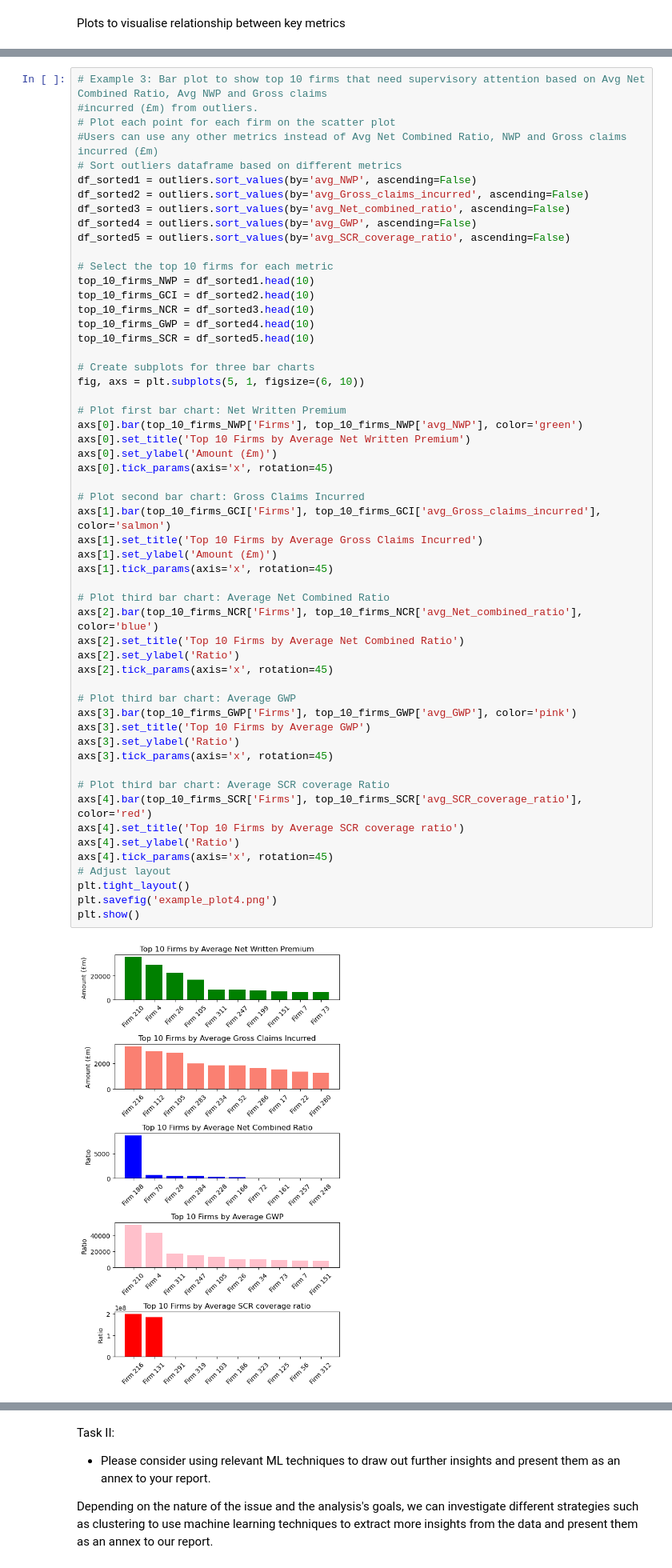
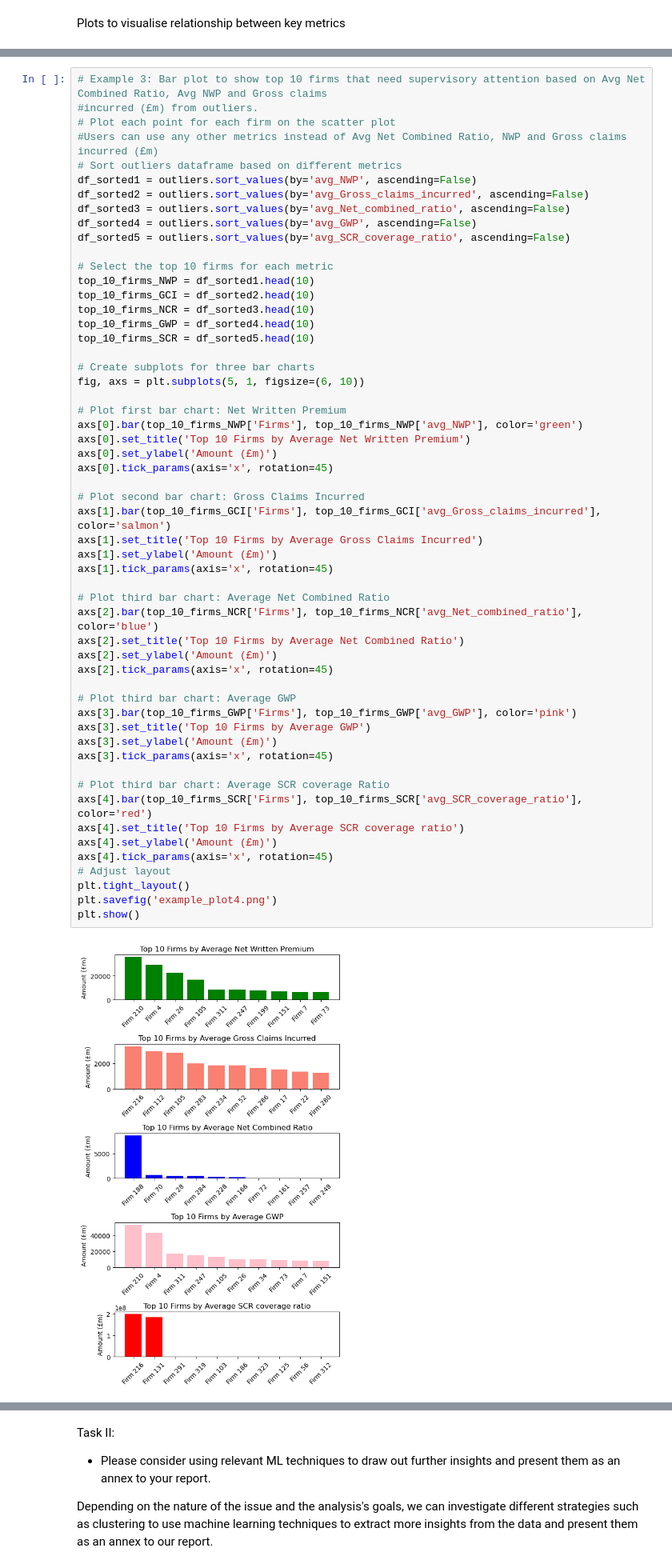
Before and after one commit to shubhani95/Allocation-of-Supervisory-Resources-for-Insurance-Firms, a Jupyter notebook: BOE_assessment.ipynb, the cells around one changed output, grey strips where cells are left out. Shown at 80% size. Cells and saved outputs as stored; diff of their text form.

```diff
--- a/BOE_assessment.ipynb
+++ b/BOE_assessment.ipynb
@@ -288,37 +288,37 @@ fig, axs = plt.subplots(5, 1, figsize=(6, 10))
 axs[0].bar(top_10_firms_NWP['Firms'], top_10_firms_NWP['avg_NWP'], color='green')
 axs[0].set_title('Top 10 Firms by Average Net Written Premium')
 axs[0].set_ylabel('Amount (£m)')
 axs[0].tick_params(axis='x', rotation=45)
 
 # Plot second bar chart: Gross Claims Incurred
 axs[1].bar(top_10_firms_GCI['Firms'], top_10_firms_GCI['avg_Gross_claims_incurred'], color='salmon')
 axs[1].set_title('Top 10 Firms by Average Gross Claims Incurred')
 axs[1].set_ylabel('Amount (£m)')
 axs[1].tick_params(axis='x', rotation=45)
 
 # Plot third bar chart: Average Net Combined Ratio
 axs[2].bar(top_10_firms_NCR['Firms'], top_10_firms_NCR['avg_Net_combined_ratio'], color='blue')
 axs[2].set_title('Top 10 Firms by Average Net Combined Ratio')
-axs[2].set_ylabel('Ratio')
+axs[2].set_ylabel('Amount (£m)')
 axs[2].tick_params(axis='x', rotation=45)
 
 # Plot third bar chart: Average GWP
 axs[3].bar(top_10_firms_GWP['Firms'], top_10_firms_GWP['avg_GWP'], color='pink')
 axs[3].set_title('Top 10 Firms by Average GWP')
-axs[3].set_ylabel('Ratio')
+axs[3].set_ylabel('Amount (£m)')
 axs[3].tick_params(axis='x', rotation=45)
 
 # Plot third bar chart: Average SCR coverage Ratio
 axs[4].bar(top_10_firms_SCR['Firms'], top_10_firms_SCR['avg_SCR_coverage_ratio'], color='red')
 axs[4].set_title('Top 10 Firms by Average SCR coverage ratio')
-axs[4].set_ylabel('Ratio')
+axs[4].set_ylabel('Amount (£m)')
 axs[4].tick_params(axis='x', rotation=45)
 # Adjust layout
 plt.tight_layout()
 plt.savefig('example_plot4.png')
 plt.show()
 # %% [output]
-[figure, old version]
+[figure, new version]
 # %%
 #Example 4:  Hist Plots to displays each metric separately. Each histogram includes 20 bins and a kernel density estimate.
 metrics1 = ['avg_NWP', 'avg_SCR_coverage_ratio', 'avg_GWP', 'avg_Gross_claims_incurred', 'avg_Net_combined_ratio']
```
Also changed, not shown: 1 other file.
